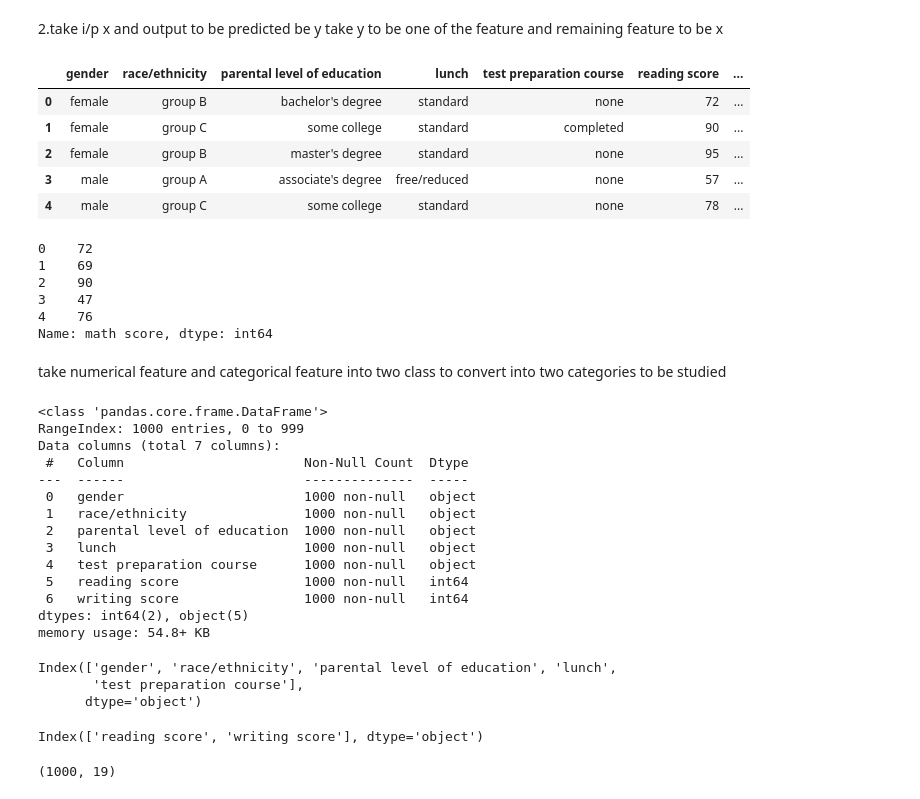
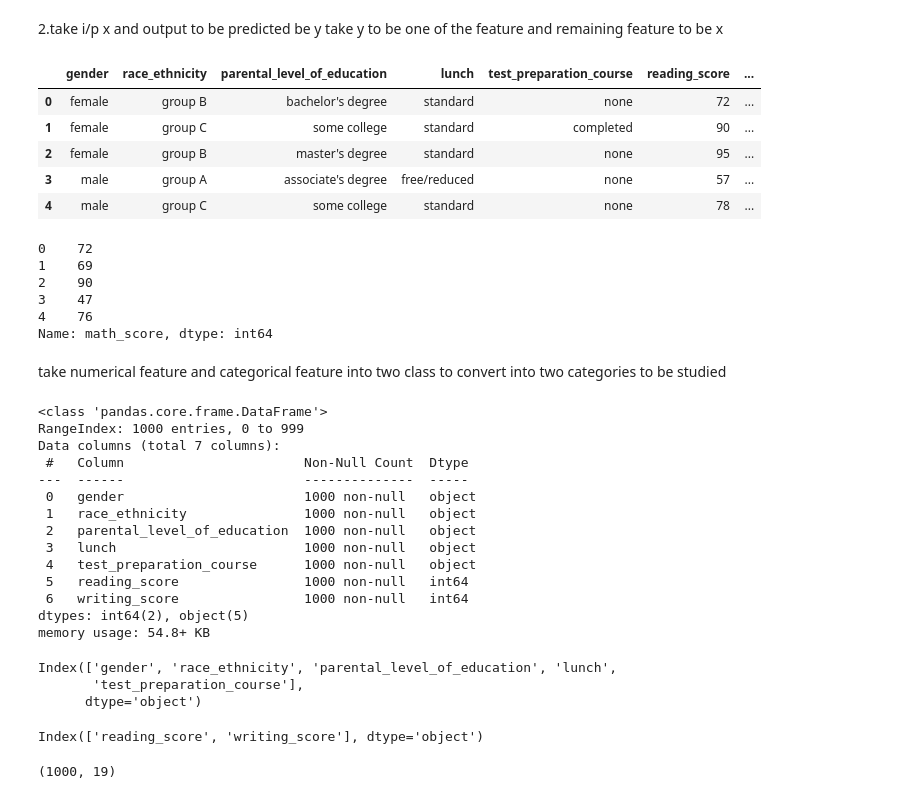
Before and after one commit to sonukmr0147/sampleml, a Jupyter notebook: notebook/model_training.ipynb, the cells around one changed output. Cells and saved outputs as stored; diff of their text form; code cells hidden in the pictures.

```diff
--- a/notebook/model_training.ipynb
+++ b/notebook/model_training.ipynb
@@ -35,17 +35,17 @@ df.head()
 2.take i/p x and output to be predicted be y
     take  y to be one of the feature and remaining feature to be x
 # %%
-x=df.drop(columns=["math score"])
+x=df.drop(columns=["math_score"])
 x.head()
 # %% [output]
-|  | gender | race/ethnicity | parental level of education | lunch | test preparation course | reading score | ... |
+|  | gender | race_ethnicity | parental_level_of_education | lunch | test_preparation_course | reading_score | ... |
 | 0 | female | group B | bachelor's degree | standard | none | 72 | ... |
 | 1 | female | group C | some college | standard | completed | 90 | ... |
 | 2 | female | group B | master's degree | standard | none | 95 | ... |
 | 3 | male | group A | associate's degree | free/reduced | none | 57 | ... |
 | 4 | male | group C | some college | standard | none | 78 | ... |
 # %%
-y=df["math score"]
+y=df["math_score"]
 y.head()
 # %% [output]
 0    72
@@ -53,7 +53,7 @@ y.head()
 2    90
 3    47
 4    76
-Name: math score, dtype: int64
+Name: math_score, dtype: int64
 # %% [markdown]
 take numerical feature and categorical feature into two class to convert into two categories to be studied
 # %%
@@ -65,26 +65,26 @@ Data columns (total 7 columns):
  #   Column                       Non-Null Count  Dtype
 ---  ------                       --------------  -----
  0   gender                       1000 non-null   object
- 1   race/ethnicity               1000 non-null   object
- 2   parental level of education  1000 non-null   object
+ 1   race_ethnicity               1000 non-null   object
+ 2   parental_level_of_education  1000 non-null   object
  3   lunch                        1000 non-null   object
- 4   test preparation course      1000 non-null   object
- 5   reading score                1000 non-null   int64
- 6   writing score                1000 non-null   int64
+ 4   test_preparation_course      1000 non-null   object
+ 5   reading_score                1000 non-null   int64
+ 6   writing_score                1000 non-null   int64
 dtypes: int64(2), object(5)
 memory usage: 54.8+ KB
 # %%
 cat_feat=x.select_dtypes(include=["object"]).columns
 cat_feat
 # %% [output]
-Index(['gender', 'race/ethnicity', 'parental level of education', 'lunch',
-       'test preparation course'],
+Index(['gender', 'race_ethnicity', 'parental_level_of_education', 'lunch',
+       'test_preparation_course'],
       dtype='object')
 # %%
 num_feat=x.select_dtypes(exclude=["object"]).columns
 num_feat
 # %% [output]
-Index(['reading score', 'writing score'], dtype='object')
+Index(['reading_score', 'writing_score'], dtype='object')
 # %%
 from sklearn.preprocessing import OneHotEncoder , StandardScaler
 from sklearn.compose import ColumnTransformer
```
Also changed, not shown: parts of 3 cells of this notebook, 16 other files.
